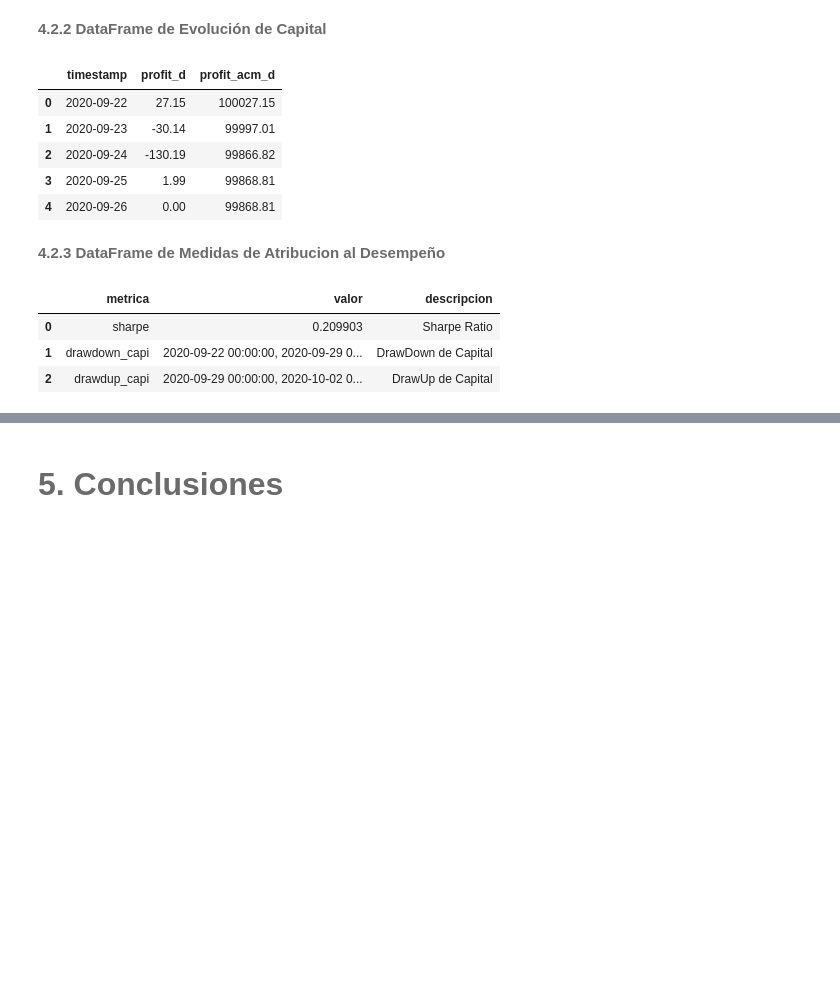
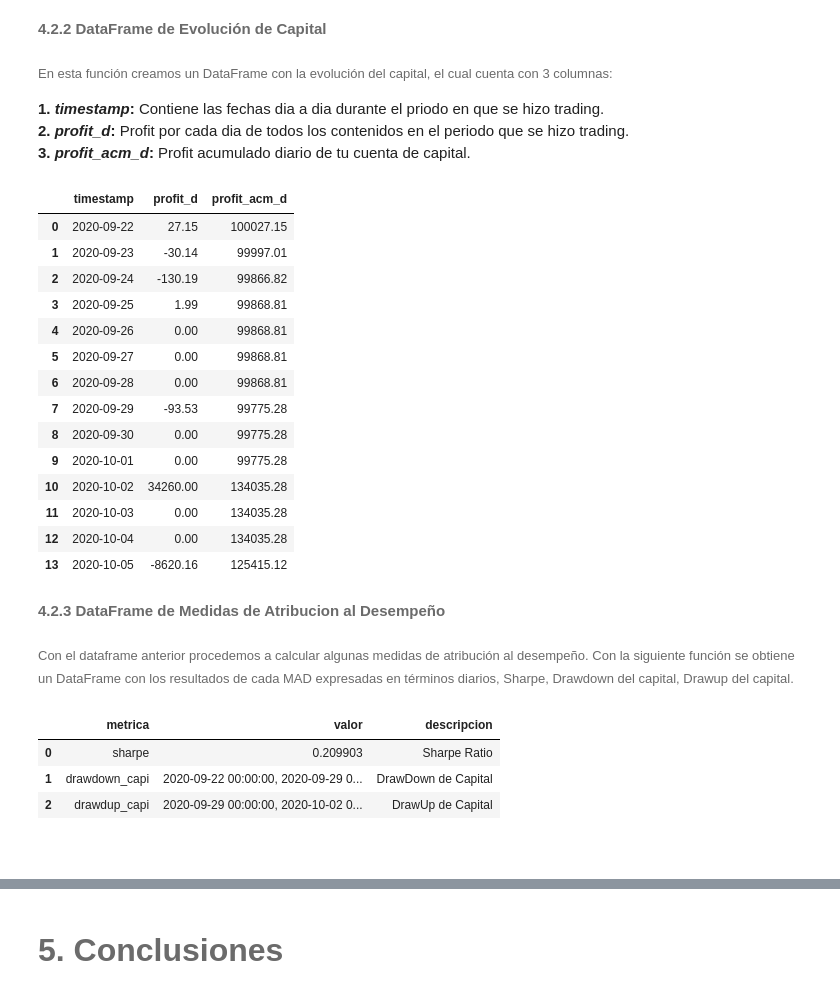
Before and after one commit to lizette98/myst_equipo8_lab3, a Jupyter notebook: notebook.ipynb, the cells around one changed output, grey strips where cells are left out. Cells and saved outputs as stored; diff of their text form; code cells hidden in the pictures; blank space fills up the shorter version.

```diff
--- a/notebook.ipynb
+++ b/notebook.ipynb
@@ -197,25 +217,43 @@ profit_acum_d.head()
 | 4 | 226715730 | 2020-09-23 23:36:45 | buy | 0.10 | eurgbp | 0.91688 | 0.91433 | 0.92263 | 2020-09-24 11:48:12 | 0.91432 | ... |
 # %% [markdown]
 <font color= #6B6B6B> <font size = 4.5> **4.2.2 DataFrame de Evolución de Capital** </font>
+# %% [markdown]
+<font color= #6B6B6B> <font size = 2> En esta función creamos un DataFrame con la evolución del capital, el cual cuenta con 3 columnas:
+
+**1. *timestamp*:** Contiene las fechas dia a dia durante el priodo en que se hizo trading.
+**2. *profit_d*:** Profit por cada dia de todos los contenidos en el periodo que se hizo trading.
+**3. *profit_acm_d*:** Profit acumulado diario de tu cuenta de capital.
 # %%
-# --- 2.2 DataFrame de evolucion de capital
 evolucion_capital = fn.f_evolucion_capital(param_data=df_data)
-evolucion_capital.head()
+evolucion_capital
 # %% [output]
 |  | timestamp | profit_d | profit_acm_d |
 | 0 | 2020-09-22 | 27.15 | 100027.15 |
 | 1 | 2020-09-23 | -30.14 | 99997.01 |
 | 2 | 2020-09-24 | -130.19 | 99866.82 |
 | 3 | 2020-09-25 | 1.99 | 99868.81 |
 | 4 | 2020-09-26 | 0.00 | 99868.81 |
+| 5 | 2020-09-27 | 0.00 | 99868.81 |
+| 6 | 2020-09-28 | 0.00 | 99868.81 |
+| 7 | 2020-09-29 | -93.53 | 99775.28 |
+| 8 | 2020-09-30 | 0.00 | 99775.28 |
+| 9 | 2020-10-01 | 0.00 | 99775.28 |
+| 10 | 2020-10-02 | 34260.00 | 134035.28 |
+| 11 | 2020-10-03 | 0.00 | 134035.28 |
+| 12 | 2020-10-04 | 0.00 | 134035.28 |
+| 13 | 2020-10-05 | -8620.16 | 125415.12 |
 # %% [markdown]
 <font color= #6B6B6B> <font size = 4.5> **4.2.3 DataFrame de Medidas de Atribucion al Desempeño** </font>
-# %%
-# --- 2.3 DataFrame de Medidas de Atribucion al Desempeño
-MAD = fn.f_estadisticas_mad(param_data=df_data)
-MAD.head()
-# %% [output]
-|  | metrica | valor | descripcion |
-| 0 | sharpe | 0.209903 | Sharpe Ratio |
-| 1 | drawdown_capi | 2020-09-22 00:00:00, 2020-09-29 0... | DrawDown de Capital |
-| 2 | drawdup_capi | 2020-09-29 00:00:00, 2020-10-02 0... | DrawUp de Capital |
+# %% [markdown]
+<font color= #6B6B6B> <font size = 2> Con el dataframe anterior procedemos a calcular algunas medidas de atribución al desempeño.
+Con la siguiente función se obtiene un DataFrame con los resultados de cada MAD expresadas en términos diarios, Sharpe, Drawdown del capital, Drawup del capital.
+# %%
+MAD = fn.f_estadisticas_mad(param_data=df_data)
+MAD
+# %% [output]
+|  | metrica | valor | descripcion |
+| 0 | sharpe | 0.209903 | Sharpe Ratio |
+| 1 | drawdown_capi | 2020-09-22 00:00:00, 2020-09-29 0... | DrawDown de Capital |
+| 2 | drawdup_capi | 2020-09-29 00:00:00, 2020-10-02 0... | DrawUp de Capital |
+# %% [markdown]
+<br>
```
Also changed, not shown: parts of 18 cells of this notebook, 2 other files.
